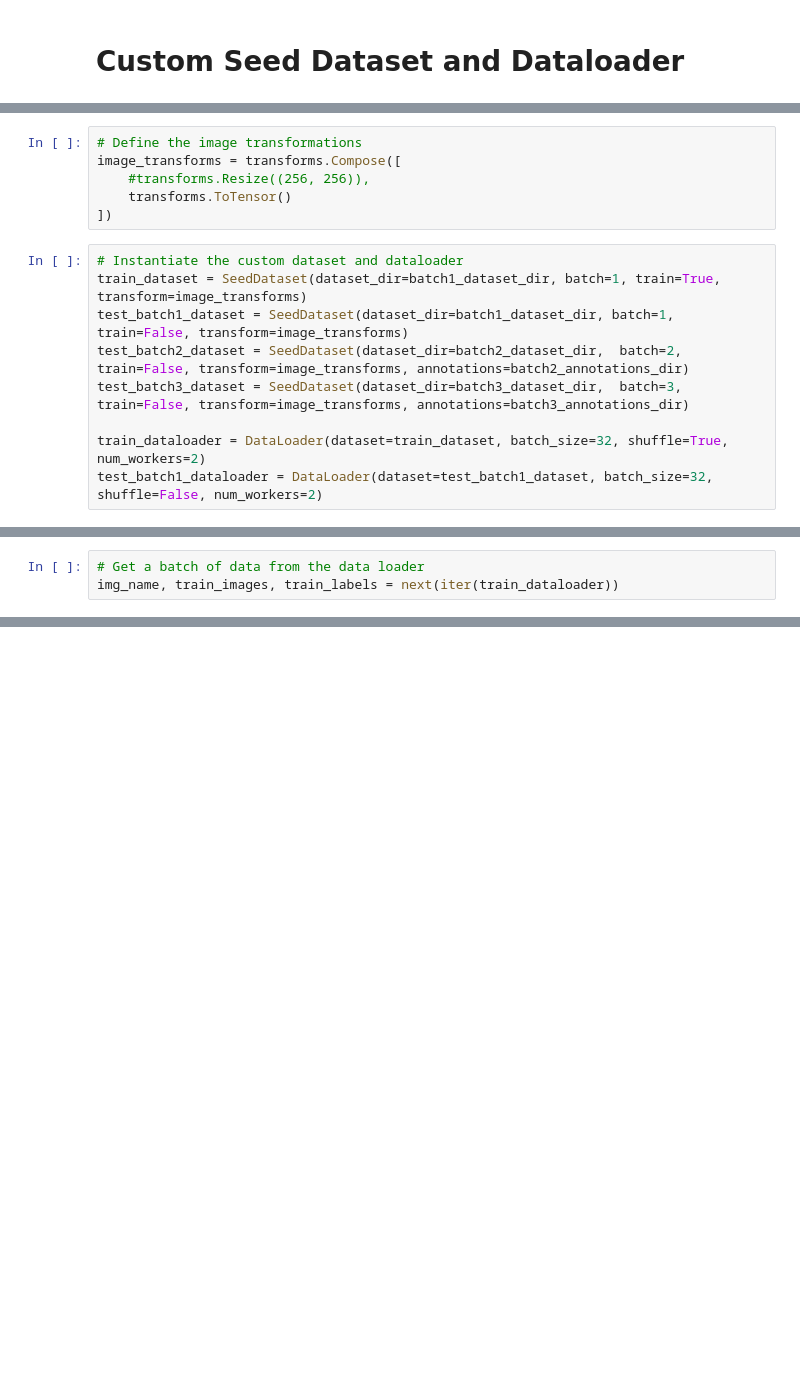
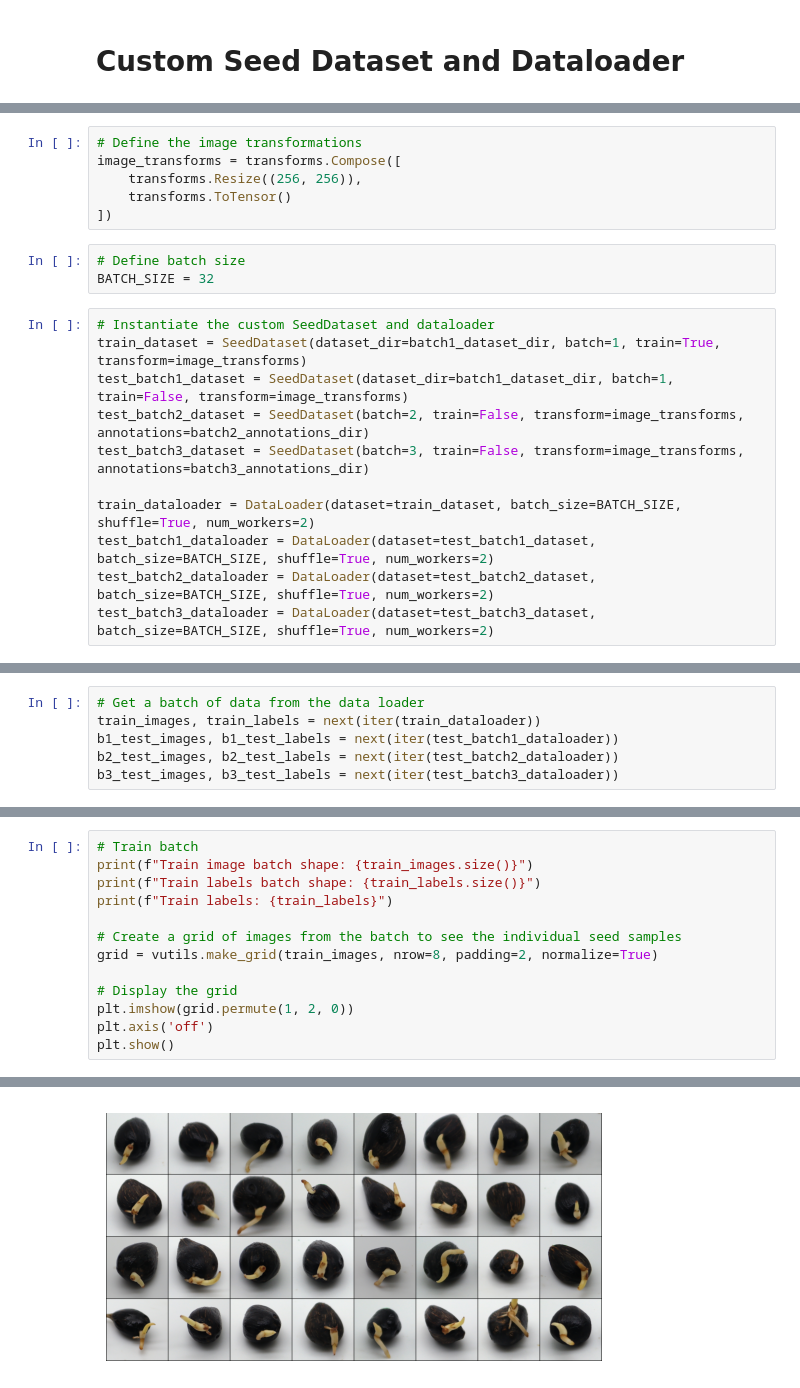
Before and after one commit to malvibid/COMP3029-Computer-Vision, a Jupyter notebook: COMP3029_Computer_Vision_Coursework.ipynb, the cells around one changed output, grey strips where cells are left out. Drawn from its saved outputs; the diff is of its cells as text; blank space fills up the shorter version.

Commit message:
Custom PyTorch dataset & dataloader - B2 & B3

```diff
--- a/COMP3029_Computer_Vision_Coursework.ipynb
+++ b/COMP3029_Computer_Vision_Coursework.ipynb
@@ -204,15 +222,20 @@ batch3_annotations_dir = os.path.join(dataset_root_dir, 'Batch-3/LightBox_annota
 # %%
 # Define the image transformations
 image_transforms = transforms.Compose([
-    #transforms.Resize((256, 256)),
+    transforms.Resize((256, 256)),
     transforms.ToTensor()
 ])
+# %%
+# Define batch size
+BATCH_SIZE = 32
 # %%
-# Instantiate the custom dataset and dataloader
+# Instantiate the custom SeedDataset and dataloader
 train_dataset = SeedDataset(dataset_dir=batch1_dataset_dir, batch=1, train=True, transform=image_transforms)
 test_batch1_dataset = SeedDataset(dataset_dir=batch1_dataset_dir, batch=1, train=False, transform=image_transforms)
-test_batch2_dataset = SeedDataset(dataset_dir=batch2_dataset_dir,  batch=2, train=False, transform=image_transforms, annotations=batch2_annotations_dir)
-test_batch3_dataset = SeedDataset(dataset_dir=batch3_dataset_dir,  batch=3, train=False, transform=image_transforms, annotations=batch3_annotations_dir)
+test_batch2_dataset = SeedDataset(batch=2, train=False, transform=image_transforms, annotations=batch2_annotations_dir)
+test_batch3_dataset = SeedDataset(batch=3, train=False, transform=image_transforms, annotations=batch3_annotations_dir)
 
-train_dataloader = DataLoader(dataset=train_dataset, batch_size=32, shuffle=True, num_workers=2)
-test_batch1_dataloader = DataLoader(dataset=test_batch1_dataset, batch_size=32, shuffle=False, num_workers=2)
+train_dataloader = DataLoader(dataset=train_dataset, batch_size=BATCH_SIZE, shuffle=True, num_workers=2)
+test_batch1_dataloader = DataLoader(dataset=test_batch1_dataset, batch_size=BATCH_SIZE, shuffle=True, num_workers=2)
+test_batch2_dataloader = DataLoader(dataset=test_batch2_dataset, batch_size=BATCH_SIZE, shuffle=True, num_workers=2)
+test_batch3_dataloader = DataLoader(dataset=test_batch3_dataset, batch_size=BATCH_SIZE, shuffle=True, num_workers=2)
@@ -228,3 +269,6 @@ Data sample: ('badtrain0.png', '/content/drive/My Drive/UNM/COMP3029-Computer-Vi
 # %%
 # Get a batch of data from the data loader
-img_name, train_images, train_labels = next(iter(train_dataloader))
+train_images, train_labels = next(iter(train_dataloader))
+b1_test_images, b1_test_labels = next(iter(test_batch1_dataloader))
+b2_test_images, b2_test_labels = next(iter(test_batch2_dataloader))
+b3_test_images, b3_test_labels = next(iter(test_batch3_dataloader))
@@ -246,0 +277,14 @@ Label: 0
+# %%
+# Train batch
+print(f"Train image batch shape: {train_images.size()}")
+print(f"Train labels batch shape: {train_labels.size()}")
+print(f"Train labels: {train_labels}")
+
+# Create a grid of images from the batch to see the individual seed samples
+grid = vutils.make_grid(train_images, nrow=8, padding=2, normalize=True)
+
+# Display the grid
+plt.imshow(grid.permute(1, 2, 0))
+plt.axis('off')
+plt.show()
+# %% [output]
@@ -246,0 +295 @@ Label: 0
+[figure, added]
```
Also changed, not shown: parts of 15 cells of this notebook.
